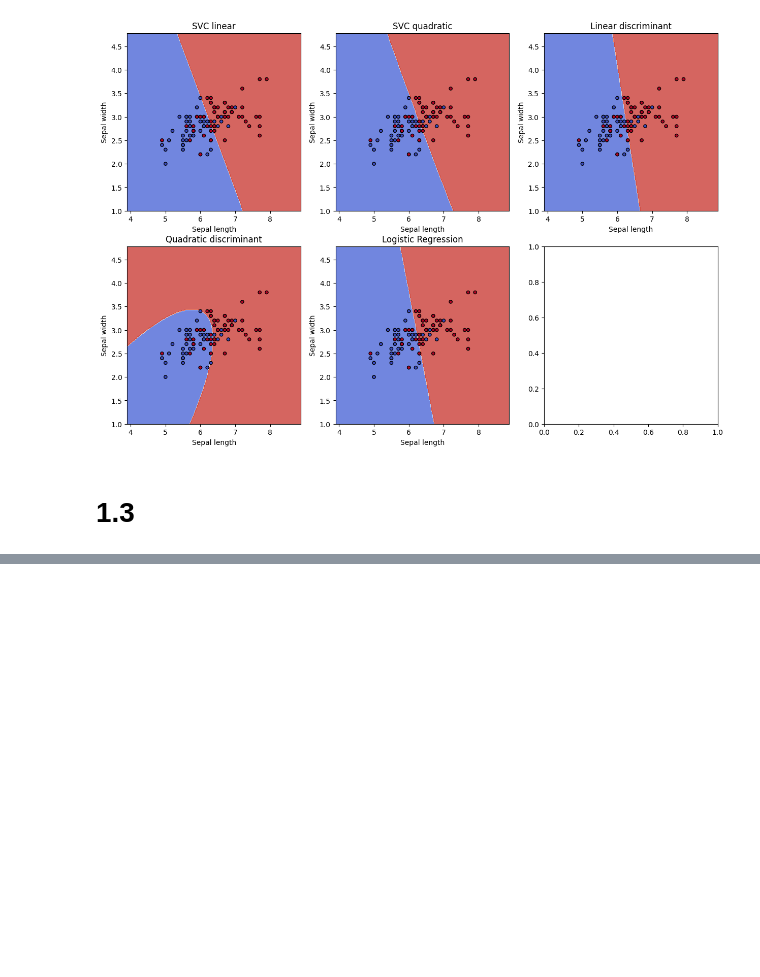
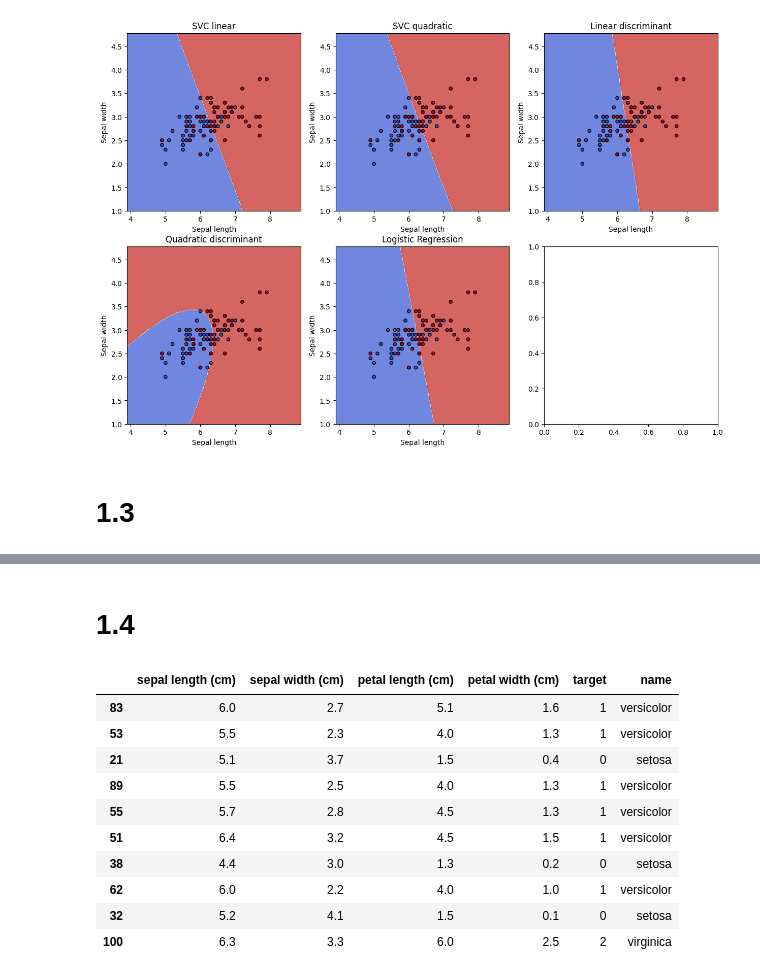
Before and after one commit to DilshodN/IAD, a Jupyter notebook: lab1.ipynb, the cells around one changed output, grey strips where cells are left out. Drawn from its saved outputs; the diff is of its cells as text; code cells hidden in the pictures; blank space fills up the shorter version.

```diff
--- a/lab1.ipynb
+++ b/lab1.ipynb
@@ -162,0 +205,2 @@ plt.show()
+# %% [markdown]
+# 1.4
@@ -162,0 +223,14 @@ plt.show()
+# %%
+iris_data.sample(10)
+# %% [output]
+|  | sepal length (cm) | sepal width (cm) | petal length (cm) | petal width (cm) | target | name |
+| 83 | 6.0 | 2.7 | 5.1 | 1.6 | 1 | versicolor |
+| 53 | 5.5 | 2.3 | 4.0 | 1.3 | 1 | versicolor |
+| 21 | 5.1 | 3.7 | 1.5 | 0.4 | 0 | setosa |
+| 89 | 5.5 | 2.5 | 4.0 | 1.3 | 1 | versicolor |
+| 55 | 5.7 | 2.8 | 4.5 | 1.3 | 1 | versicolor |
+| 51 | 6.4 | 3.2 | 4.5 | 1.5 | 1 | versicolor |
+| 38 | 4.4 | 3.0 | 1.3 | 0.2 | 0 | setosa |
+| 62 | 6.0 | 2.2 | 4.0 | 1.0 | 1 | versicolor |
+| 32 | 5.2 | 4.1 | 1.5 | 0.1 | 0 | setosa |
+| 100 | 6.3 | 3.3 | 6.0 | 2.5 | 2 | virginica |
```
Also changed, not shown: parts of 13 cells of this notebook.
